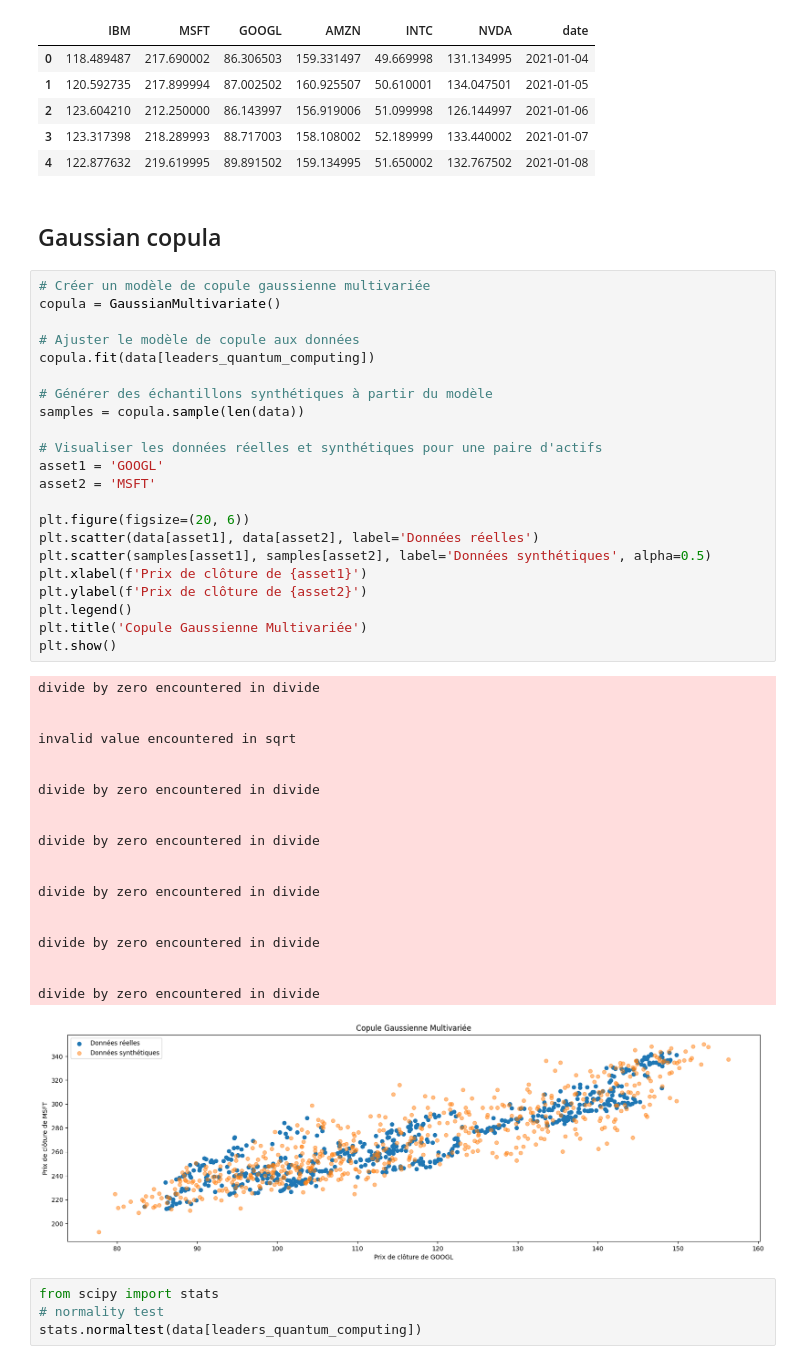
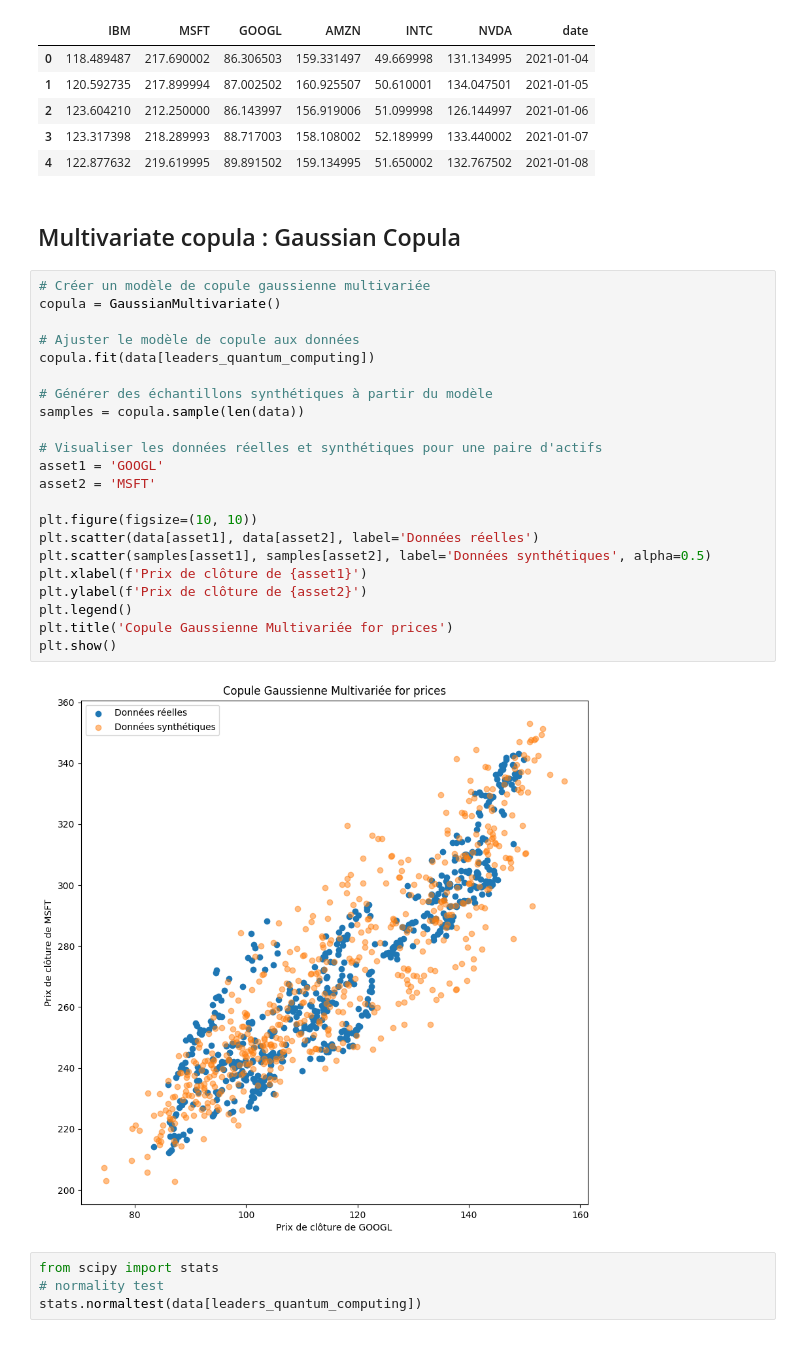
Before and after one commit to mathias-grau/MAP565, a Jupyter notebook: copules.ipynb, the cells around one changed output. Drawn from its saved outputs; the diff is of its cells as text.

```diff
--- a/copules.ipynb
+++ b/copules.ipynb
@@ -49,50 +116,31 @@ data.head()
 | 3 | 123.317398 | 218.289993 | 88.717003 | 158.108002 | 52.189999 | 133.440002 | 2021-01-07 |
 | 4 | 122.877632 | 219.619995 | 89.891502 | 159.134995 | 51.650002 | 132.767502 | 2021-01-08 |
 # %% [markdown]
-## Gaussian copula
+## Multivariate copula : Gaussian Copula
 # %%
 # Créer un modèle de copule gaussienne multivariée
 copula = GaussianMultivariate()
 
 # Ajuster le modèle de copule aux données
 copula.fit(data[leaders_quantum_computing])
 
 # Générer des échantillons synthétiques à partir du modèle
 samples = copula.sample(len(data))
 
 # Visualiser les données réelles et synthétiques pour une paire d'actifs
 asset1 = 'GOOGL'
 asset2 = 'MSFT'
 
-plt.figure(figsize=(20, 6))
+plt.figure(figsize=(10, 10))
 plt.scatter(data[asset1], data[asset2], label='Données réelles')
 plt.scatter(samples[asset1], samples[asset2], label='Données synthétiques', alpha=0.5)
 plt.xlabel(f'Prix de clôture de {asset1}')
 plt.ylabel(f'Prix de clôture de {asset2}')
 plt.legend()
-plt.title('Copule Gaussienne Multivariée')
+plt.title('Copule Gaussienne Multivariée for prices')
 plt.show()
 # %% [output]
-divide by zero encountered in divide
-
-
-invalid value encountered in sqrt
-
-
-divide by zero encountered in divide
-
-
-divide by zero encountered in divide
-
-
-divide by zero encountered in divide
-
-
-divide by zero encountered in divide
-
-
-divide by zero encountered in divide
-[figure, old version]
+[figure, new version]
 # %%
 from scipy import stats
 # normality test
```
Also changed, not shown: parts of 34 cells of this notebook, 6 other files.
